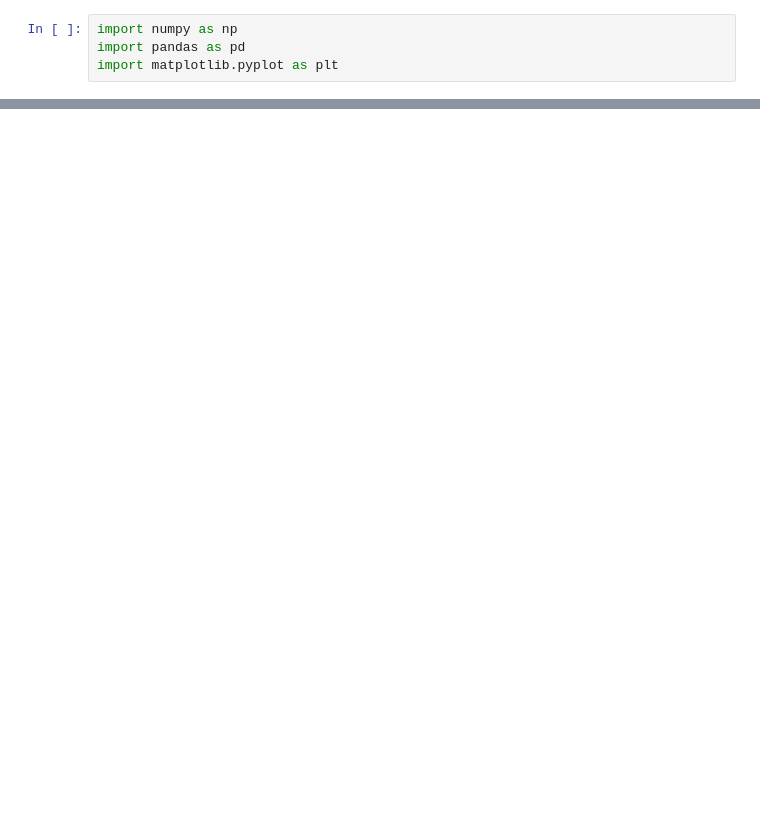
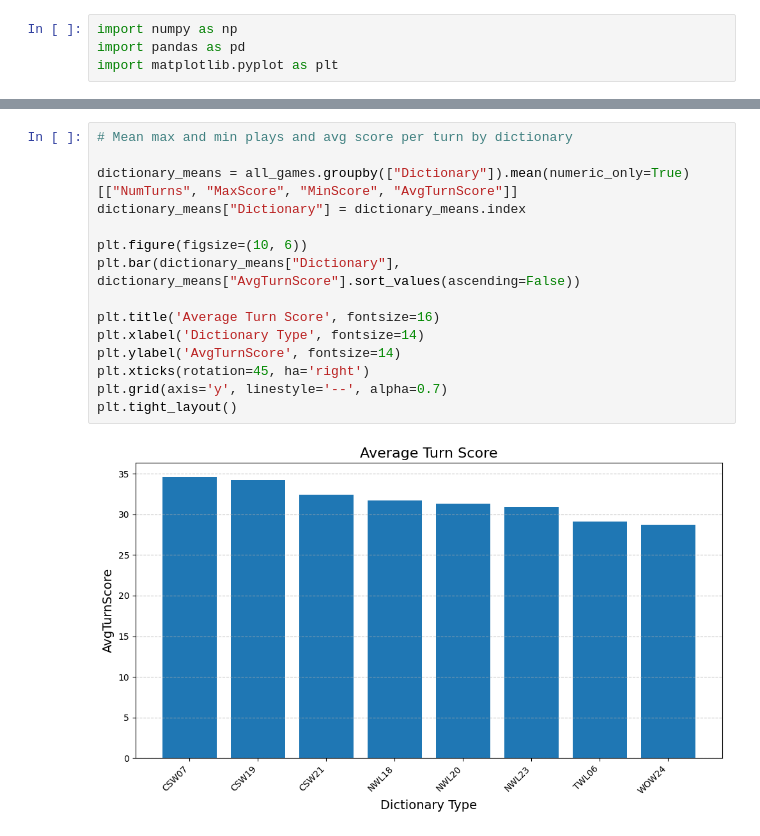
Before and after one commit to johnfburkhart/scrabbledata, a Jupyter notebook: analysis.ipynb, the cells around one changed output, grey strips where cells are left out. Drawn from its saved outputs; the diff is of its cells as text; blank space fills up the shorter version.

```diff
--- a/analysis.ipynb
+++ b/analysis.ipynb
@@ -40,0 +44,17 @@ plt.tight_layout()
+# %%
+# Mean max and min plays and avg score per turn by dictionary
+
+dictionary_means = all_games.groupby(["Dictionary"]).mean(numeric_only=True)[["NumTurns", "MaxScore", "MinScore", "AvgTurnScore"]]
+dictionary_means["Dictionary"] = dictionary_means.index
+
+plt.figure(figsize=(10, 6))
+plt.bar(dictionary_means["Dictionary"], dictionary_means["AvgTurnScore"].sort_values(ascending=False))
+
+plt.title('Average Turn Score', fontsize=16)
+plt.xlabel('Dictionary Type', fontsize=14)
+plt.ylabel('AvgTurnScore', fontsize=14)
+plt.xticks(rotation=45, ha='right')
+plt.grid(axis='y', linestyle='--', alpha=0.7)
+plt.tight_layout()
+# %% [output]
+[figure, added]
```
Also changed, not shown: parts of 2 cells of this notebook.
